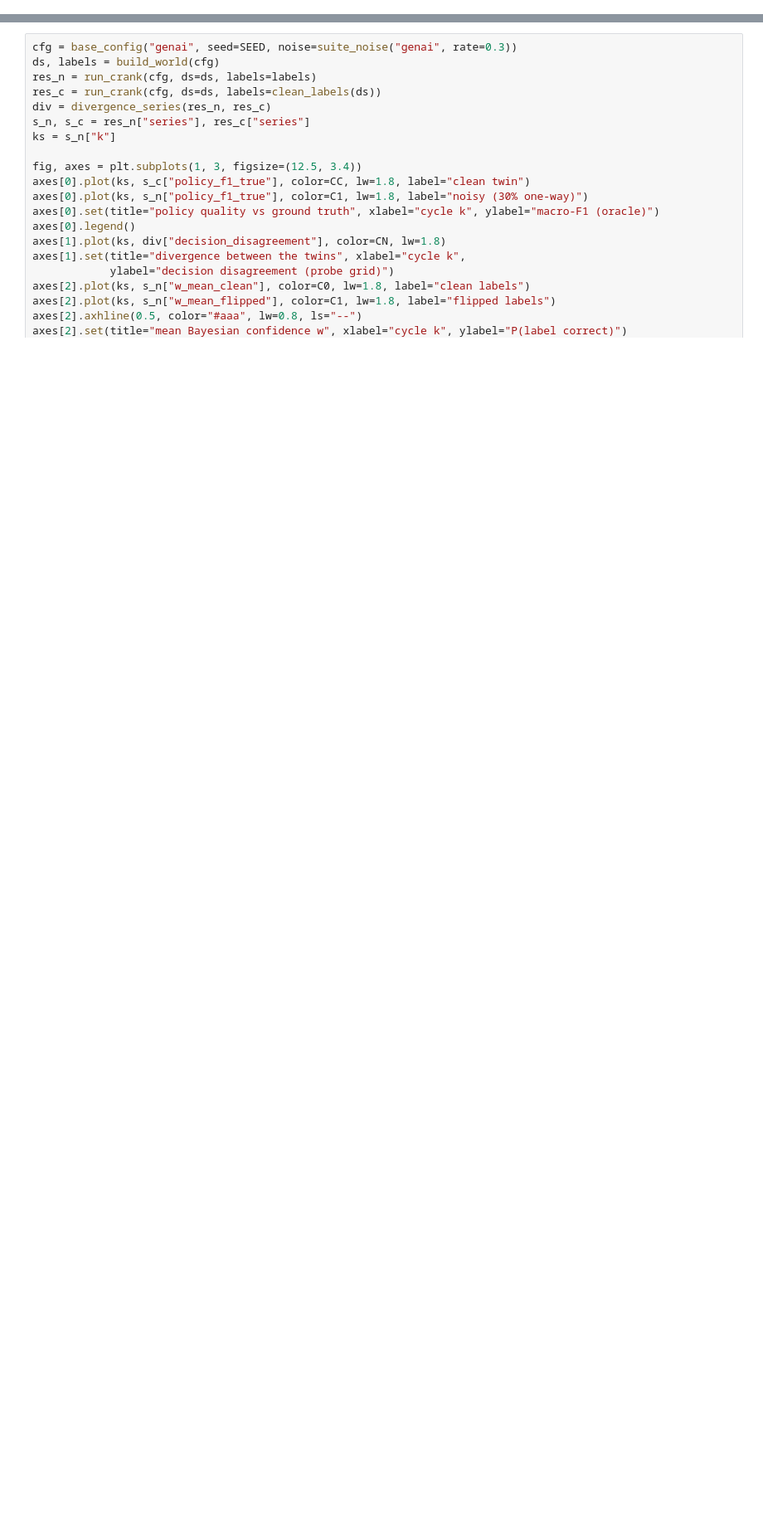
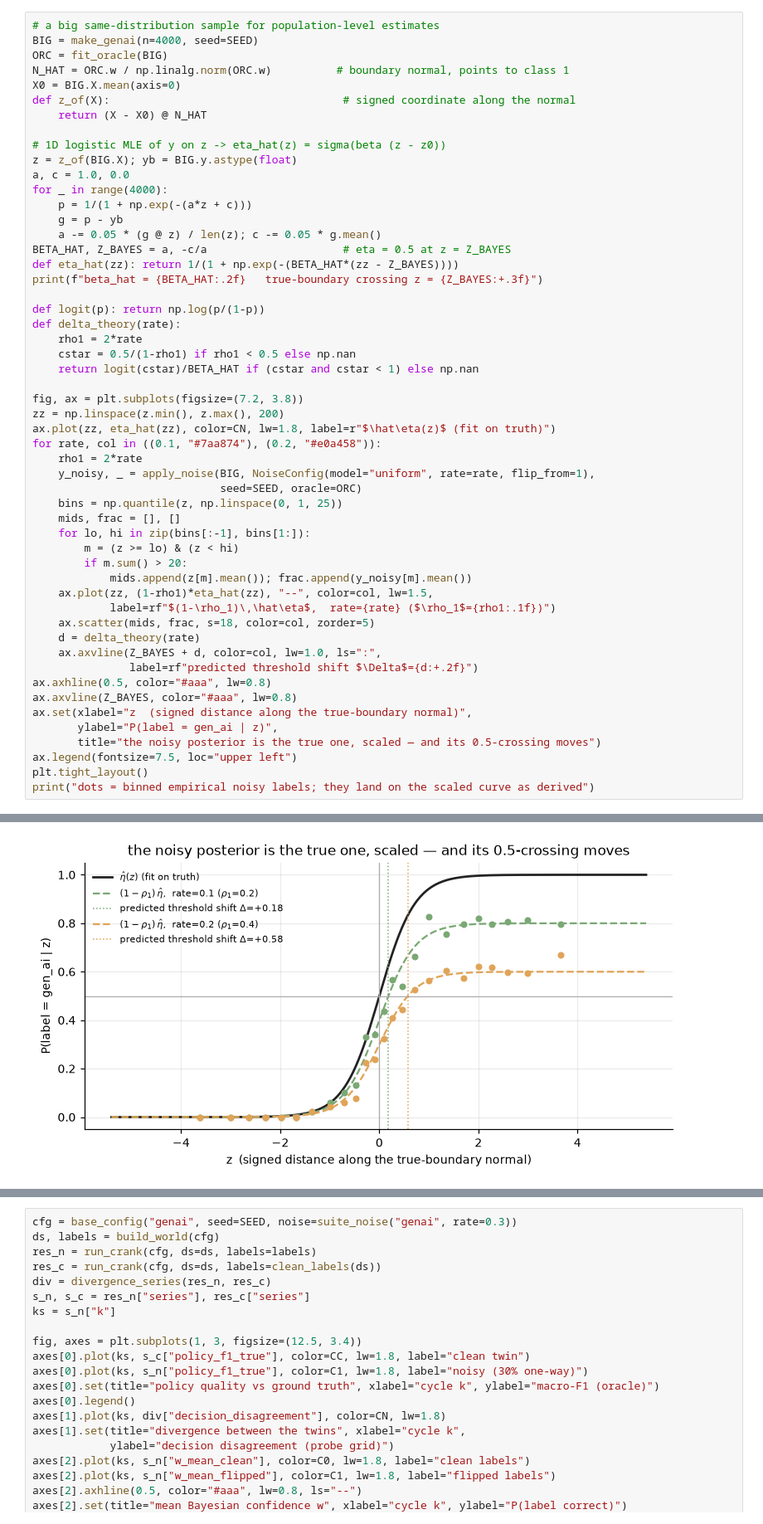
Before and after one commit to attdobi/RUSH, a Jupyter notebook: sim/label-noise/notebooks/label_noise_sim.ipynb, the cells around one changed output, grey strips where cells are left out. Shown at 83% size. Saved outputs shown, nothing was run; the diff lists cells and outputs as text; blank space fills up the shorter version.

```diff
--- a/sim/label-noise/notebooks/label_noise_sim.ipynb
+++ b/sim/label-noise/notebooks/label_noise_sim.ipynb
@@ -89,0 +234,54 @@ plt.tight_layout()
+# %%
+# a big same-distribution sample for population-level estimates
+BIG = make_genai(n=4000, seed=SEED)
+ORC = fit_oracle(BIG)
+N_HAT = ORC.w / np.linalg.norm(ORC.w)          # boundary normal, points to class 1
+X0 = BIG.X.mean(axis=0)
+def z_of(X):                                    # signed coordinate along the normal
+    return (X - X0) @ N_HAT
+
+# 1D logistic MLE of y on z -> eta_hat(z) = sigma(beta (z - z0))
+z = z_of(BIG.X); yb = BIG.y.astype(float)
+a, c = 1.0, 0.0
+for _ in range(4000):
+    p = 1/(1 + np.exp(-(a*z + c)))
+    g = p - yb
+    a -= 0.05 * (g @ z) / len(z); c -= 0.05 * g.mean()
+BETA_HAT, Z_BAYES = a, -c/a                     # eta = 0.5 at z = Z_BAYES
+def eta_hat(zz): return 1/(1 + np.exp(-(BETA_HAT*(zz - Z_BAYES))))
+print(f"beta_hat = {BETA_HAT:.2f}   true-boundary crossing z = {Z_BAYES:+.3f}")
+
+def logit(p): return np.log(p/(1-p))
+def delta_theory(rate):
+    rho1 = 2*rate
+    cstar = 0.5/(1-rho1) if rho1 < 0.5 else np.nan
+    return logit(cstar)/BETA_HAT if (cstar and cstar < 1) else np.nan
+
+fig, ax = plt.subplots(figsize=(7.2, 3.8))
+zz = np.linspace(z.min(), z.max(), 200)
+ax.plot(zz, eta_hat(zz), color=CN, lw=1.8, label=r"$\hat\eta(z)$ (fit on truth)")
+for rate, col in ((0.1, "#7aa874"), (0.2, "#e0a458")):
+    rho1 = 2*rate
+    y_noisy, _ = apply_noise(BIG, NoiseConfig(model="uniform", rate=rate, flip_from=1),
+                             seed=SEED, oracle=ORC)
+    bins = np.quantile(z, np.linspace(0, 1, 25))
+    mids, frac = [], []
+    for lo, hi in zip(bins[:-1], bins[1:]):
+        m = (z >= lo) & (z < hi)
+        if m.sum() > 20:
+            mids.append(z[m].mean()); frac.append(y_noisy[m].mean())
+    ax.plot(zz, (1-rho1)*eta_hat(zz), "--", color=col, lw=1.5,
+            label=rf"$(1-\rho_1)\,\hat\eta$,  rate={rate} ($\rho_1$={rho1:.1f})")
+    ax.scatter(mids, frac, s=18, color=col, zorder=5)
+    d = delta_theory(rate)
+    ax.axvline(Z_BAYES + d, color=col, lw=1.0, ls=":",
+               label=rf"predicted threshold shift $\Delta$={d:+.2f}")
+ax.axhline(0.5, color="#aaa", lw=0.8)
+ax.axvline(Z_BAYES, color="#aaa", lw=0.8)
+ax.set(xlabel="z  (signed distance along the true-boundary normal)",
+       ylabel="P(label = gen_ai | z)",
+       title="the noisy posterior is the true one, scaled — and its 0.5-crossing moves")
+ax.legend(fontsize=7.5, loc="upper left")
+plt.tight_layout()
+print("dots = binned empirical noisy labels; they land on the scaled curve as derived")
+# %% [output]
@@ -89,0 +290 @@ plt.tight_layout()
+[figure, added]
```
Also changed, not shown: parts of 33 cells of this notebook, 6 other files.
